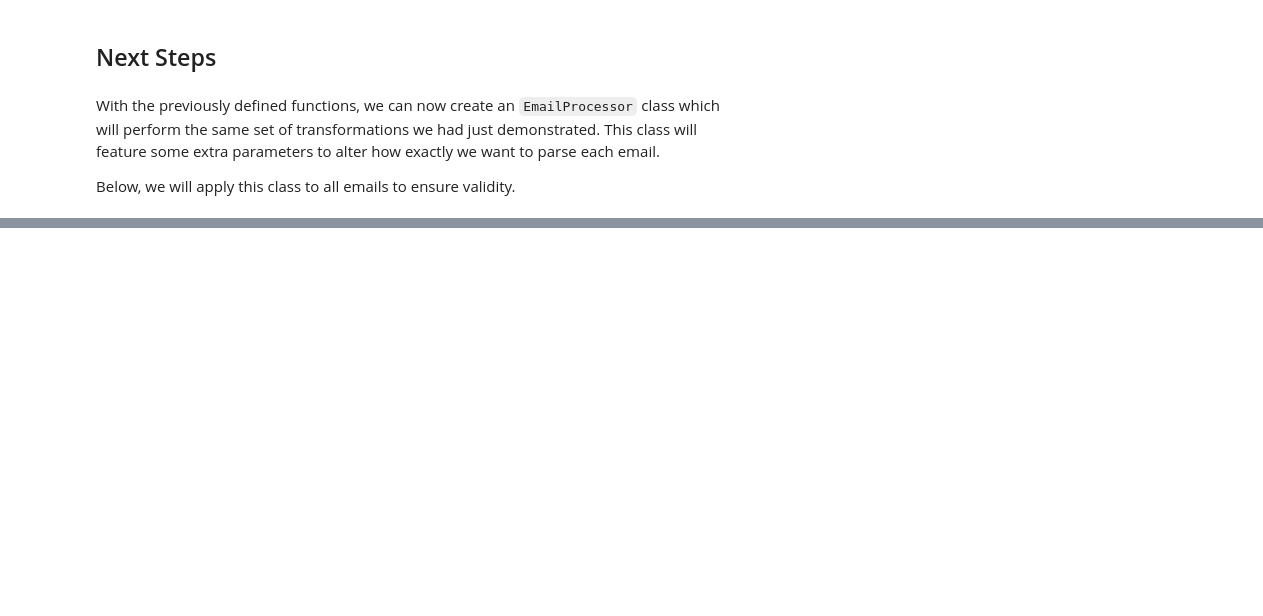
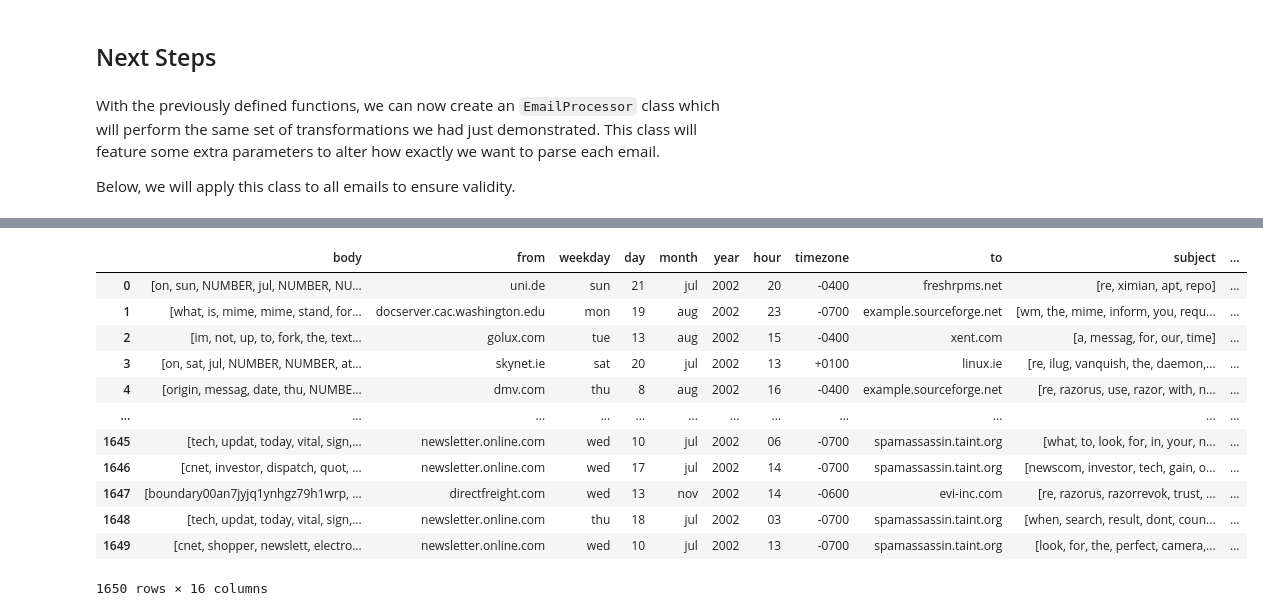
Before and after one commit to luisjaco/spam_classifier, a Jupyter notebook: data_cleaning.ipynb, the cells around one changed output, grey strips where cells are left out. Saved outputs shown, nothing was run; the diff lists cells and outputs as text; code cells hidden in the pictures; blank space fills up the shorter version.

```diff
--- a/data_cleaning.ipynb
+++ b/data_cleaning.ipynb
@@ -539,0 +574,17 @@ Below, we will apply this class to all emails to ensure validity.
+# %%
+# display
+ham_df
+# %% [output]
+|  | body | from | weekday | day | month | year | hour | timezone | to | subject | ... |
+| 0 | [on, sun, NUMBER, jul, NUMBER, NU... | uni.de | sun | 21 | jul | 2002 | 20 | -0400 | freshrpms.net | [re, ximian, apt, repo] | ... |
+| 1 | [what, is, mime, mime, stand, for... | docserver.cac.washington.edu | mon | 19 | aug | 2002 | 23 | -0700 | example.sourceforge.net | [wm, the, mime, inform, you, requ... | ... |
+| 2 | [im, not, up, to, fork, the, text... | golux.com | tue | 13 | aug | 2002 | 15 | -0400 | xent.com | [a, messag, for, our, time] | ... |
+| 3 | [on, sat, jul, NUMBER, NUMBER, at... | skynet.ie | sat | 20 | jul | 2002 | 13 | +0100 | linux.ie | [re, ilug, vanquish, the, daemon,... | ... |
+| 4 | [origin, messag, date, thu, NUMBE... | dmv.com | thu | 8 | aug | 2002 | 16 | -0400 | example.sourceforge.net | [re, razorus, use, razor, with, n... | ... |
+| ... | ... | ... | ... | ... | ... | ... | ... | ... | ... | ... | ... |
+| 1645 | [tech, updat, today, vital, sign,... | newsletter.online.com | wed | 10 | jul | 2002 | 06 | -0700 | spamassassin.taint.org | [what, to, look, for, in, your, n... | ... |
+| 1646 | [cnet, investor, dispatch, quot, ... | newsletter.online.com | wed | 17 | jul | 2002 | 14 | -0700 | spamassassin.taint.org | [newscom, investor, tech, gain, o... | ... |
+| 1647 | [boundary00an7jyjq1ynhgz79h1wrp, ... | directfreight.com | wed | 13 | nov | 2002 | 14 | -0600 | evi-inc.com | [re, razorus, razorrevok, trust, ... | ... |
+| 1648 | [tech, updat, today, vital, sign,... | newsletter.online.com | thu | 18 | jul | 2002 | 03 | -0700 | spamassassin.taint.org | [when, search, result, dont, coun... | ... |
+| 1649 | [cnet, shopper, newslett, electro... | newsletter.online.com | wed | 10 | jul | 2002 | 13 | -0700 | spamassassin.taint.org | [look, for, the, perfect, camera,... | ... |
+1650 rows × 16 columns
```
Also changed, not shown: parts of 8 cells of this notebook, 6 other files.
